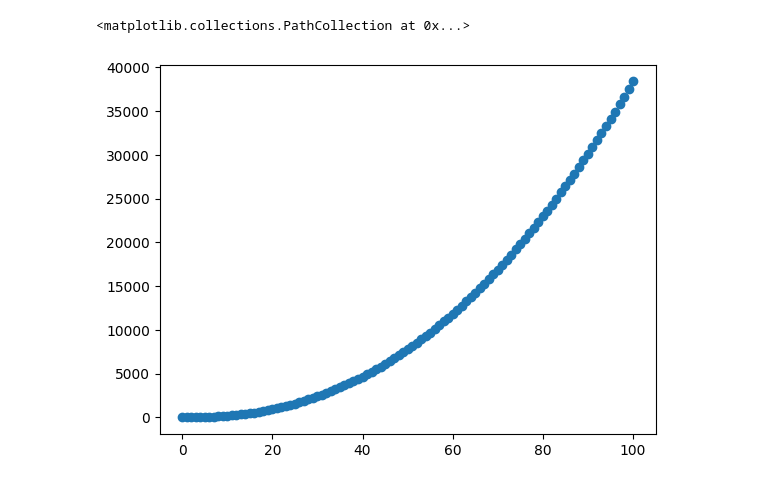
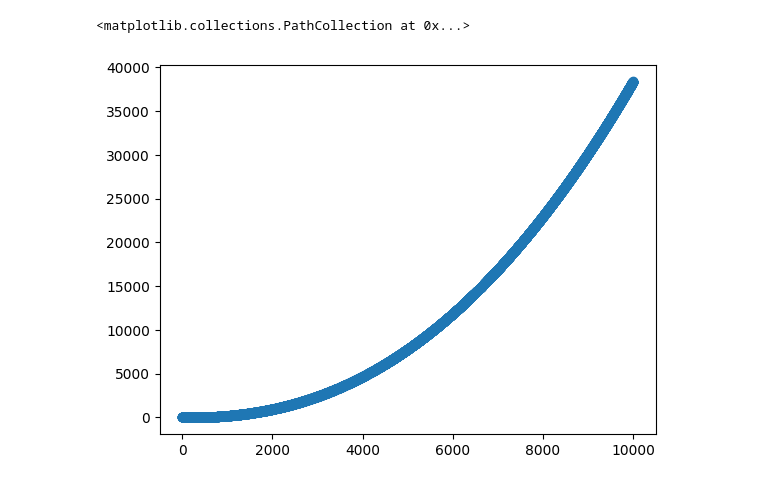
Before and after one commit to mundodisco8/LED_Dimmer, a Jupyter notebook: doc/PWM And Breathe Effect/PWM And Breathe Effect.ipynb, the cells around one changed output. Cells and saved outputs as stored; diff of their text form; code cells hidden in the pictures.

```diff
--- a/doc/PWM And Breathe Effect/PWM And Breathe Effect.ipynb
+++ b/doc/PWM And Breathe Effect/PWM And Breathe Effect.ipynb
@@ -52,10 +74,11 @@ If we drive the PWM at 1kHz, the TOP value is 38400 (37399, really). So, while h
 # From HackADay - https://hackaday.com/2016/08/23/rgb-leds-how-to-master-gamma-and-hue-for-perfect-brightness/
 ## Creates a gamma-corrected lookup table
 import math
+import matplotlib.pyplot as plt
 
 GAMMA = 2.3
-STEPS = 101
-MAXBRIGHTNESS = 38399
+STEPS = 10001
+MAXBRIGHTNESS = 38399 # Max
 
 
 def gamma(nsteps: int, gamma: float) -> list[float]:
@@ -103,6 +126,92 @@ def buildGammaLUT(nsteps: int, gamma: float, maxBrightness: int) -> list[int]:
         LUT[i] = min(maxBrightness, round(aux * maxBrightness))
     return LUT
 
+def generateCHeader(length: int, gamma: float) -> str:
+    """Generates a C Header implementing the gamma-corrected brightness Look Up
+
+    Args:
+        length (int): length of the table
+        gamma (float): value of gamma
+
+    Returns:
+        str: a string containing a C header, ready to be pasted in a header file
+    """
+    return (
+        f"/**\n"
+        f" * @file brightnessLUT.h\n"
+        f" * @author Joel Santos (jsantosrico@gmail.com)\n"
+        f" * @brief Header containing the lookup table for gamma-corrected brightness\n"
+        f" * @version 0.1\n"
+        f" * @date 2026-02-11\n"
+        f" *\n"
+        f" * @copyright Copyright (c) 2026\n"
+        f" *\n"
+        f" * This header contains the look-up table for different brightness levels, given as an integer value representing a\n"
+        f" * percentage with two decimal places (position 0 -> 0%, position 1234 ->12.34%)\n"
+        f" *\n"
+        f" * This allows us:\n"
+        f" *\n"
+        f" * - Having a big table (two decimal places, 10K positions). We have a lot of resolution on the compare value (32 bit\n"
+        f" * counter) so it would be a shame not make use of it by just having 100 values.\n"
+        f" * - It is precalculated and can be stored in flash and thus take no RAM at all!\n"
+        f" *\n"
+        f' * This file is generated from the code on the "PWM And Breathe Effect" jupyter notebook in /docs\n'
+        f" *\n"
+        f" */\n"
+        f"\n"
+        f"#ifndef _BRIGHTNESS_LUT_H_\n"
+        f"#define _BRIGHTNESS_LUT_H_\n"
+        f"\n"
+        f"#include <inttypes.h>\n"
+        f"\n"
+        f"/**\n"
+        f" * @brief Size of the gamma-corrected brightness look up table\n"
+        f" */\n"
+        f"#define GAMMA_LUT_SIZE {length}UL\n"
+        f"\n"
+        f"/**\n"
+        f" * @brief Contains the gamma-corrected brightness values, mapping percentage with two decimal places (as a uint) to the\n"
+        f" * compare register value required to obtain that perceived level of brightness\n"
+        f" *\n"
+        f" * Gamma-value -> {gamma:.1f}\n"
+        f" *\n"
+        f" */\n"
+        f"extern const uint32_t brightnessLookUp[GAMMA_LUT_SIZE];\n"
+        f"\n"
+        f"#endif  // _BRIGHTNESS_LUT_H_\n"
+    )
+
+def generateCFile(lut: list[int]) -> str:
+    """Generates a C file with the definition of the LUT
+
+    Args:
+        lut (list[int]): the LUT to get into an array
+
+    Returns:
+        str: a string containing a C header, ready to be pasted in a C file
+
+    """
+    lutAsString: str = ", ".join(str(x) for x in lut)
+    return (
+        f"/**\n"
+        f" * @file brightnessLUT.c\n"
+        f" * @author Joel Santos (jsantosrico@gmail.com)\n"
+        f" * @brief Provides the definition of the gamma-corrected brightness look up table\n"
+        f" * @version 0.1\n"
+        f" * @date 2026-02-11\n"
+        f" *\n"
+        f" * @copyright Copyright (c) 2026\n"
+        f" *\n"
+        f' * This file is generated from the code on the "PWM And Breathe Effect" jupyter notebook in /docs\n'
+        f" *\n"
+        f" *\n"
+        f" */\n"
+        f"\n"
+        f'#include "brightnessLUT.h"\n'
+        f"\n"
+        f"const uint32_t brightnessLookUp[GAMMA_LUT_SIZE] = {{{lutAsString}}};\n"
+    )
+
 
 lut2 = buildGammaLUT(STEPS, GAMMA, MAXBRIGHTNESS)
 
@@ -112,5 +221,8 @@ for i in lut2[:-1]:
     print(f"{round(i, 0):.0f}", end=", ")
 print(f"{round(lut2[-1], 0):.0f}}}")
 
+print(generateCHeader(STEPS, GAMMA))
+print(generateCFile(lut2))
+
 plt.scatter(range(STEPS), lut2)
 # %% [output]
@@ -118,5 +246,5 @@ plt.scatter(range(STEPS), lut2)
 <matplotlib.collections.PathCollection at 0x...>
-[figure, old version]
+[figure, new version]
 # %% [markdown]
 ## Gaussian Breathe Effect
 
```
Also changed, not shown: parts of 5 cells of this notebook.
